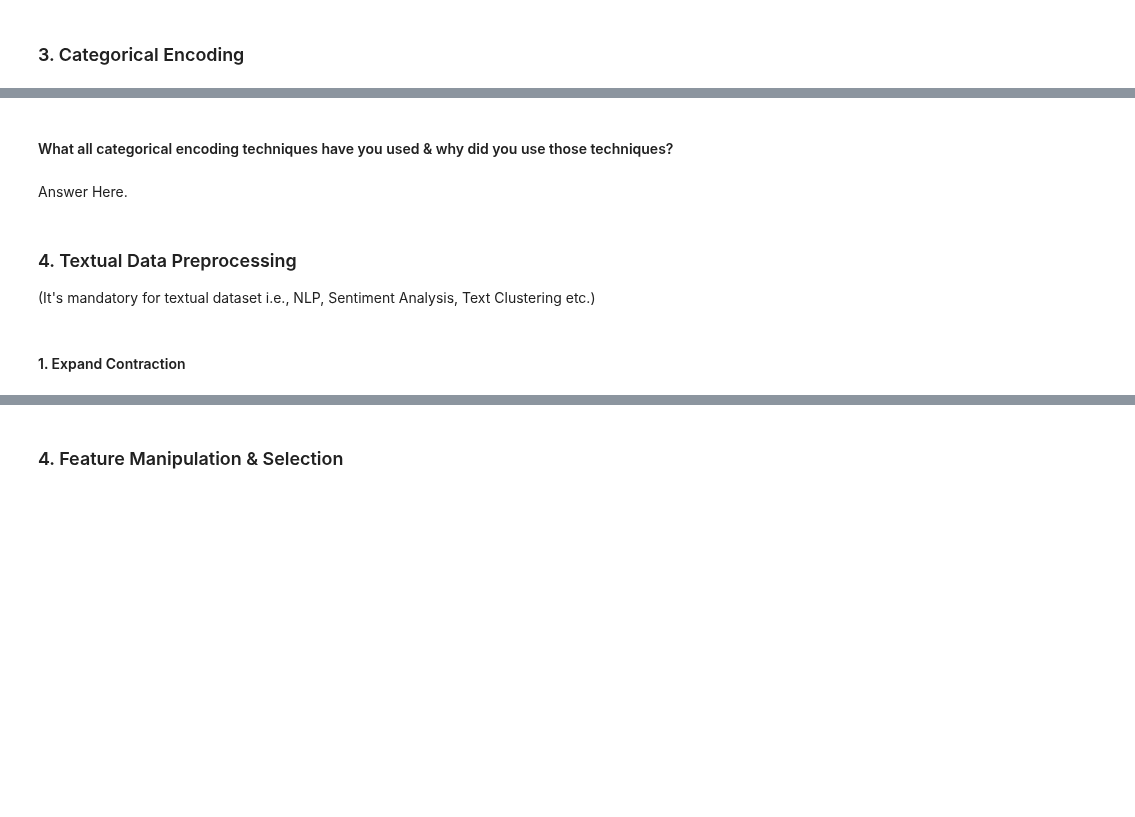
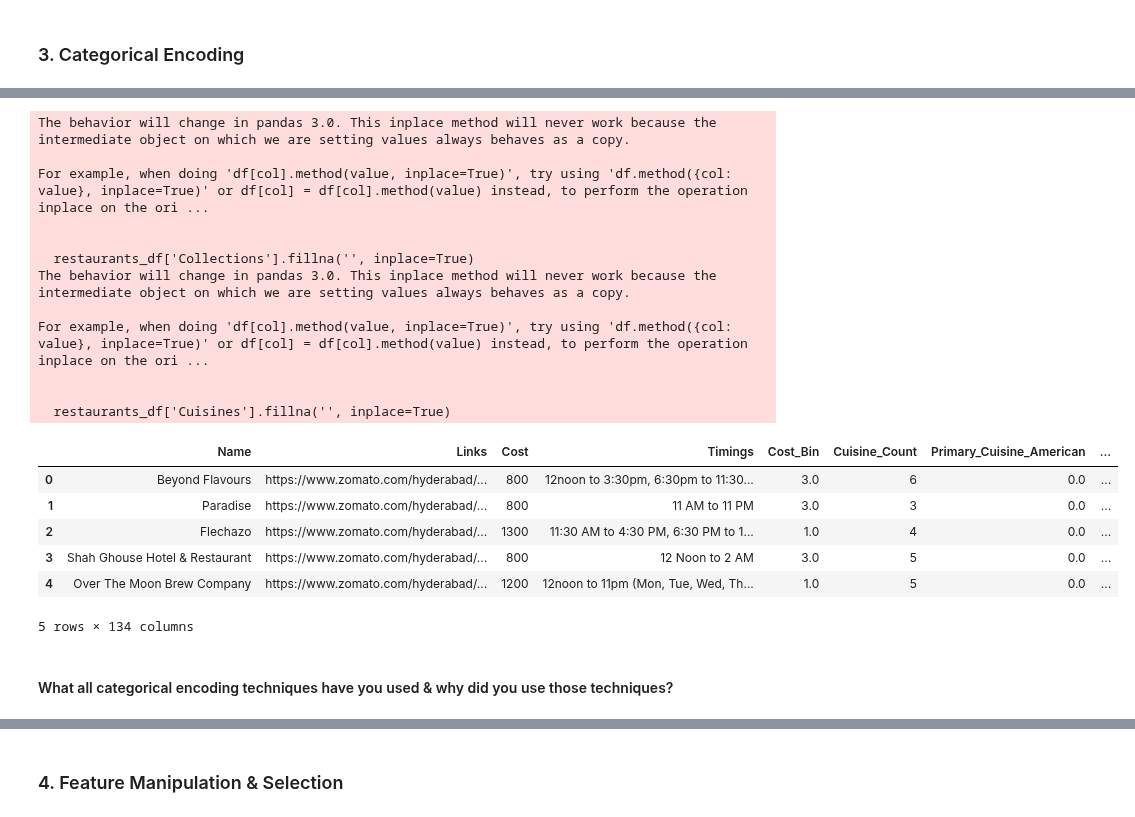
Before and after one commit to Ash99-commits/Unsupervised_ML_Zomato-Restaurant_Clustering_And_Sentiment_Analysis, a Jupyter notebook: Unsupervised_ML_Zomato_Restaurant_Clustering_And_Sentiment_Analysis_Ashwani_Kumar_Patra.ipynb, the cells around one changed output, grey strips where cells are left out. Cells and saved outputs as stored; diff of their text form; code cells hidden in the pictures; blank space fills up the shorter version.

```diff
--- a/Unsupervised_ML_Zomato_Restaurant_Clustering_And_Sentiment_Analysis_Ashwani_Kumar_Patra.ipynb
+++ b/Unsupervised_ML_Zomato_Restaurant_Clustering_And_Sentiment_Analysis_Ashwani_Kumar_Patra.ipynb
@@ -2009,9 +2110,58 @@ Answer Here.
+# %%
+from sklearn.preprocessing import OrdinalEncoder
+
+# Ordinal encoding the 'Cost_Bin' column as it was numerical data but was in ordinal category.
+# Initializing OrdinalEncoder
+encoder = OrdinalEncoder()
+
+# Reshaping the data since the encoder expects 2D input
+cost_bin_reshaped = restaurants_df['Cost_Bin'].values.reshape(-1, 1)
+
+# Fitting and transforming the data
+restaurants_df['Cost_Bin'] = encoder.fit_transform(cost_bin_reshaped)
+# %%
+# Replacing NaN values with empty strings in 'Collections' and 'Cuisines' columns
+restaurants_df['Collections'].fillna('', inplace=True)
+restaurants_df['Cuisines'].fillna('', inplace=True)
+
+# Applying TF-IDF Vectorization to 'Collections' and 'Cuisines'
+tfidf_vectorizer = TfidfVectorizer(max_features=50)  # Limiting to top 50 features for simplicity
+
+# 'Collections' column
+collections_tfidf = tfidf_vectorizer.fit_transform(restaurants_df['Collections'])
+collections_df = pd.DataFrame(collections_tfidf.toarray(), columns=tfidf_vectorizer.get_feature_names_out())
+
+# 'Cuisines' column
+cuisines_tfidf = tfidf_vectorizer.fit_transform(restaurants_df['Cuisines'])
+cuisines_df = pd.DataFrame(cuisines_tfidf.toarray(), columns=tfidf_vectorizer.get_feature_names_out())
+
+
+# Combining the TF-IDF features with the main dataset
+restaurants_df = pd.concat([restaurants_df, collections_df, cuisines_df], axis=1)
+
+# Removing the original 'Collections' and 'Cuisines' columns as they are now represented numerically
+restaurants_df.drop(['Collections', 'Cuisines'], axis=1, inplace=True)
+
+restaurants_df.head()  # Displaying the first few rows of the updated dataset
+# %% [output]
+The behavior will change in pandas 3.0. This inplace method will never work because the intermediate object on which we are setting values always behaves as a copy.
+
+For example, when doing 'df[col].method(value, inplace=True)', try using 'df.method({col: value}, inplace=True)' or df[col] = df[col].method(value) instead, to perform the operation inplace on the ori ...
+
+
+  restaurants_df['Collections'].fillna('', inplace=True)
+The behavior will change in pandas 3.0. This inplace method will never work because the intermediate object on which we are setting values always behaves as a copy.
+
+For example, when doing 'df[col].method(value, inplace=True)', try using 'df.method({col: value}, inplace=True)' or df[col] = df[col].method(value) instead, to perform the operation inplace on the ori ...
+
+
+  restaurants_df['Cuisines'].fillna('', inplace=True)
+|  | Name | Links | Cost | Timings | Cost_Bin | Cuisine_Count | Primary_Cuisine_American | ... |
+| 0 | Beyond Flavours | https://www.zomato.com/hyderabad/... | 800 | 12noon to 3:30pm, 6:30pm to 11:30... | 3.0 | 6 | 0.0 | ... |
+| 1 | Paradise | https://www.zomato.com/hyderabad/... | 800 | 11 AM to 11 PM | 3.0 | 3 | 0.0 | ... |
+| 2 | Flechazo | https://www.zomato.com/hyderabad/... | 1300 | 11:30 AM to 4:30 PM, 6:30 PM to 1... | 1.0 | 4 | 0.0 | ... |
+| 3 | Shah Ghouse Hotel & Restaurant | https://www.zomato.com/hyderabad/... | 800 | 12 Noon to 2 AM | 3.0 | 5 | 0.0 | ... |
+| 4 | Over The Moon Brew Company | https://www.zomato.com/hyderabad/... | 1200 | 12noon to 11pm (Mon, Tue, Wed, Th... | 1.0 | 5 | 0.0 | ... |
+5 rows × 134 columns
 # %% [markdown]
 #### What all categorical encoding techniques have you used & why did you use those techniques?
-# %% [markdown]
-Answer Here.
-# %% [markdown]
-### 4. Textual Data Preprocessing
-(It's mandatory for textual dataset i.e., NLP, Sentiment Analysis, Text Clustering etc.)
-# %% [markdown]
-#### 1. Expand Contraction
```
Also changed, not shown: parts of 73 cells of this notebook.
